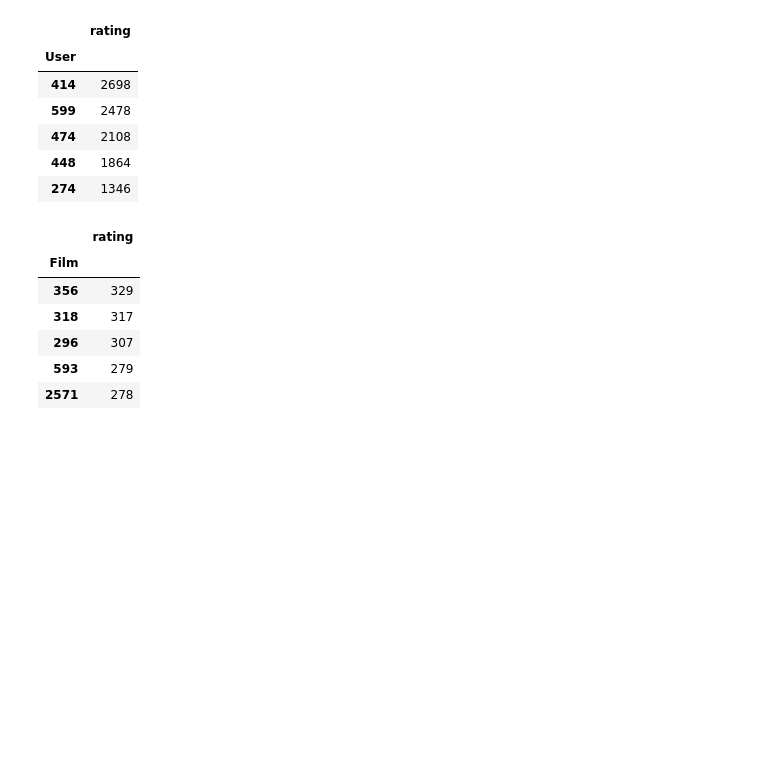
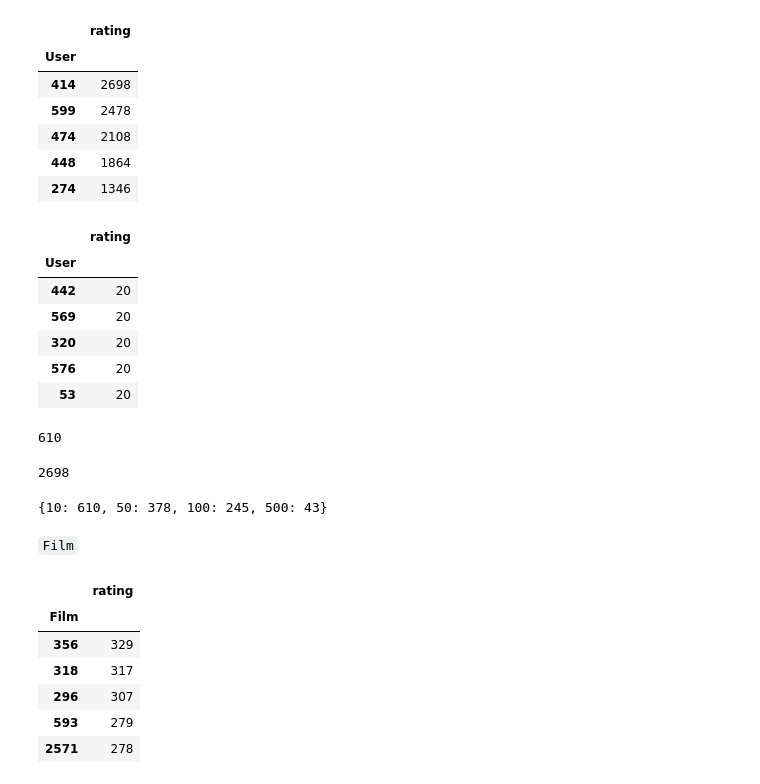
Before and after one commit to Halucida/Hutansjaksjak, a Jupyter notebook: Lab 01.ipynb, the cells around one changed output. Drawn from its saved outputs; the diff is of its cells as text; code cells hidden in the pictures; blank space fills up the shorter version.

````diff
--- a/Lab 01.ipynb
+++ b/Lab 01.ipynb
@@ -98,6 +109,37 @@ inuser.iloc[:5]
 | 474 | 2108 |
 | 448 | 1864 |
 | 274 | 1346 |
+# %%
+inuser.tail()
+# %% [output]
+|  | rating |
+| User |  |
+| 442 | 20 |
+| 569 | 20 |
+| 320 | 20 |
+| 576 | 20 |
+| 53 | 20 |
+# %%
+len(inuser)
+# %% [output]
+610
+# %%
+len(user_df[user_df[user_df.columns[0]] == 414])
+# %% [output]
+2698
+# %%
+limit = [10, 50, 100, 500]
+
+result = {}
+
+for i in limit:
+  result[i] = len(inuser[inuser["rating"] > i])
+
+result
+# %% [output]
+{10: 610, 50: 378, 100: 245, 500: 43}
+# %% [markdown]
+```Film```
 # %%
 infilm = user_df.groupby(user_df.columns[1])[[user_df.columns[2]]].agg("count")
 
````
Also changed, not shown: parts of 5 cells of this notebook.
